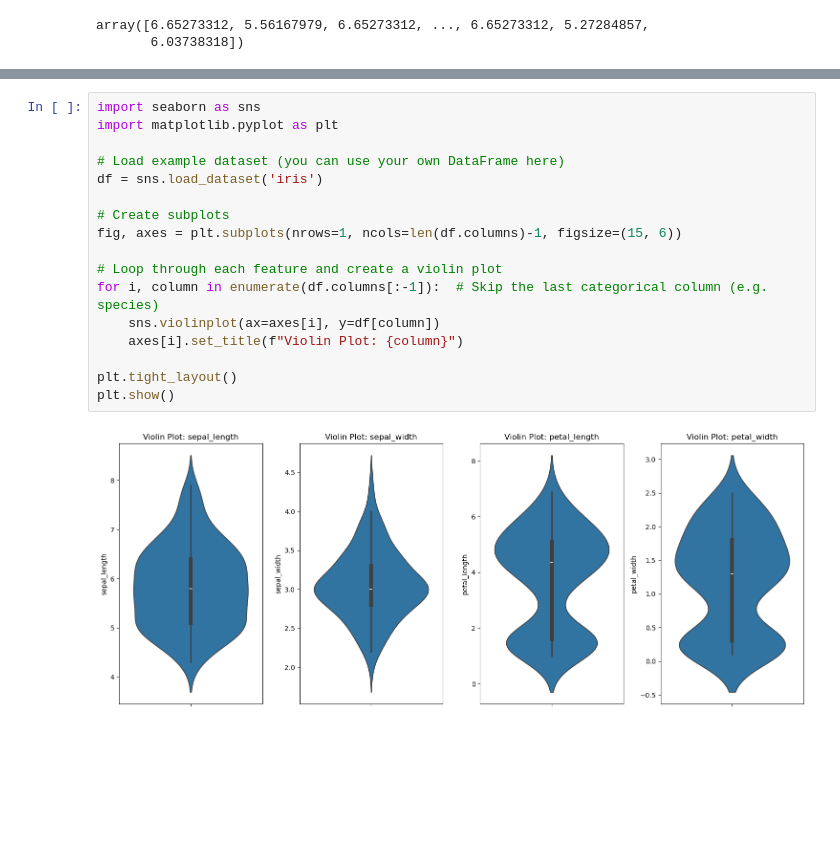
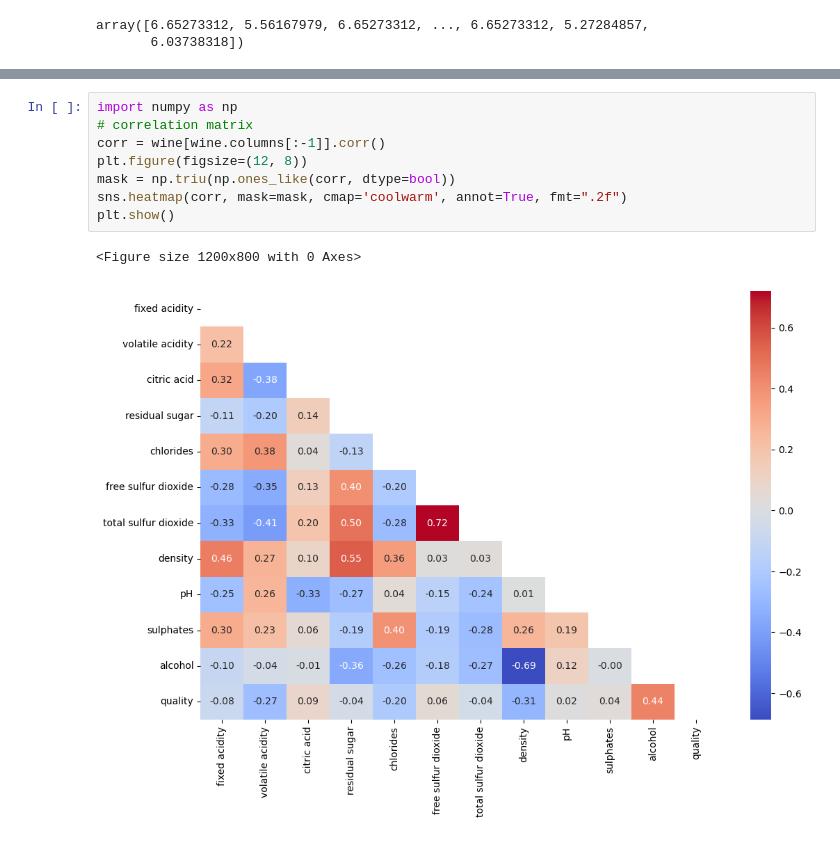
Before and after one commit to notPlancha/wine-quality, a Jupyter notebook: deciding-dataset/wine-quality.ipynb, the cells around one changed output, grey strips where cells are left out. Saved outputs shown, nothing was run; the diff lists cells and outputs as text; blank space fills up the shorter version.

Commit message:
corr plot

```diff
--- a/deciding-dataset/wine-quality.ipynb
+++ b/deciding-dataset/wine-quality.ipynb
@@ -218,19 +202,11 @@ sns.violinplot(data=wine, )
-# %%
-import seaborn as sns
-import matplotlib.pyplot as plt
-
-# Load example dataset (you can use your own DataFrame here)
-df = sns.load_dataset('iris')
-
-# Create subplots
-fig, axes = plt.subplots(nrows=1, ncols=len(df.columns)-1, figsize=(15, 6))
-
-# Loop through each feature and create a violin plot
-for i, column in enumerate(df.columns[:-1]):  # Skip the last categorical column (e.g. species)
-    sns.violinplot(ax=axes[i], y=df[column])
-    axes[i].set_title(f"Violin Plot: {column}")
-
-plt.tight_layout()
-plt.show()
-# %% [output]
-[figure, removed]
+# %%
+import numpy as np
+# correlation matrix
+corr = wine[wine.columns[:-1]].corr()
+plt.figure(figsize=(12, 8))
+mask = np.triu(np.ones_like(corr, dtype=bool))
+sns.heatmap(corr, mask=mask, cmap='coolwarm', annot=True, fmt=".2f")
+plt.show()
+# %% [output]
+<Figure size 1200x800 with 0 Axes>
+[figure, added]
```
Also changed, not shown: parts of 5 cells of this notebook.
